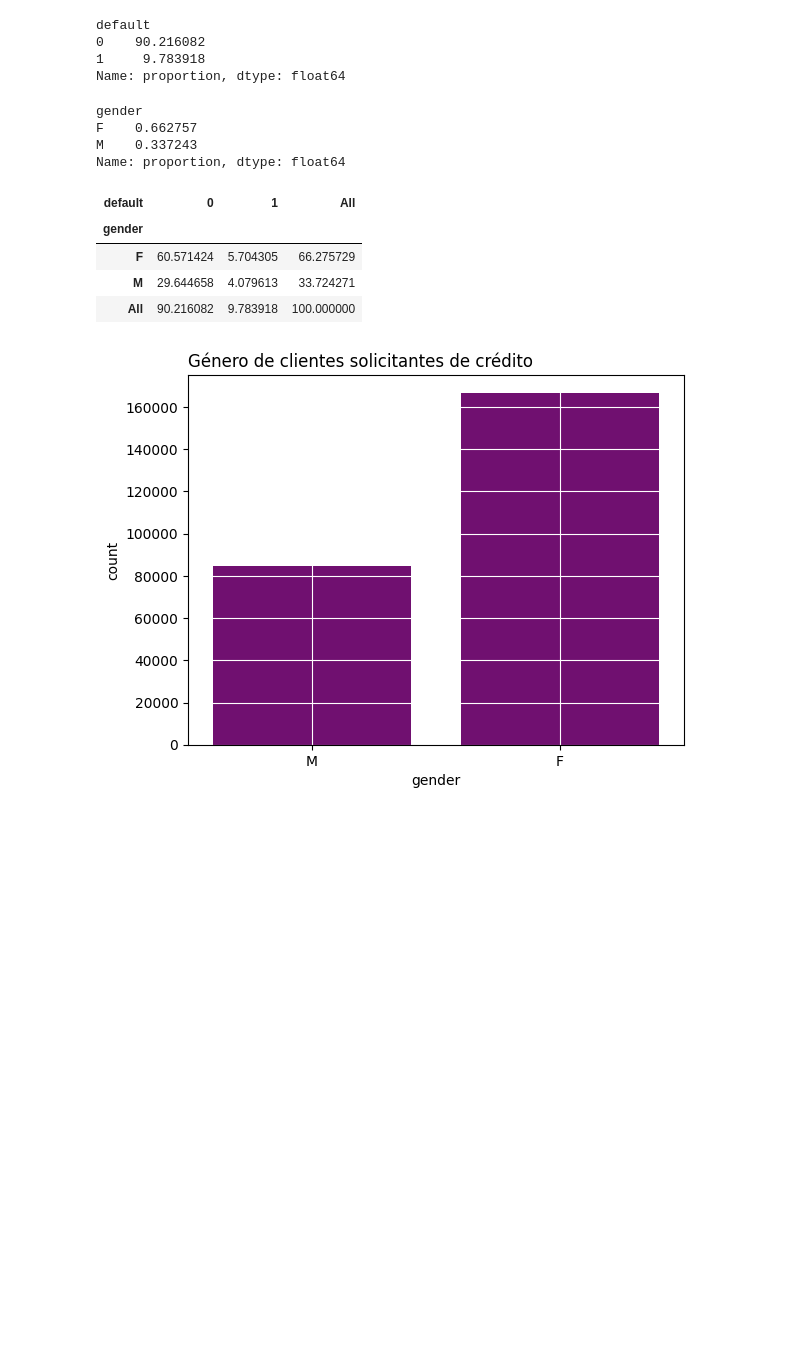
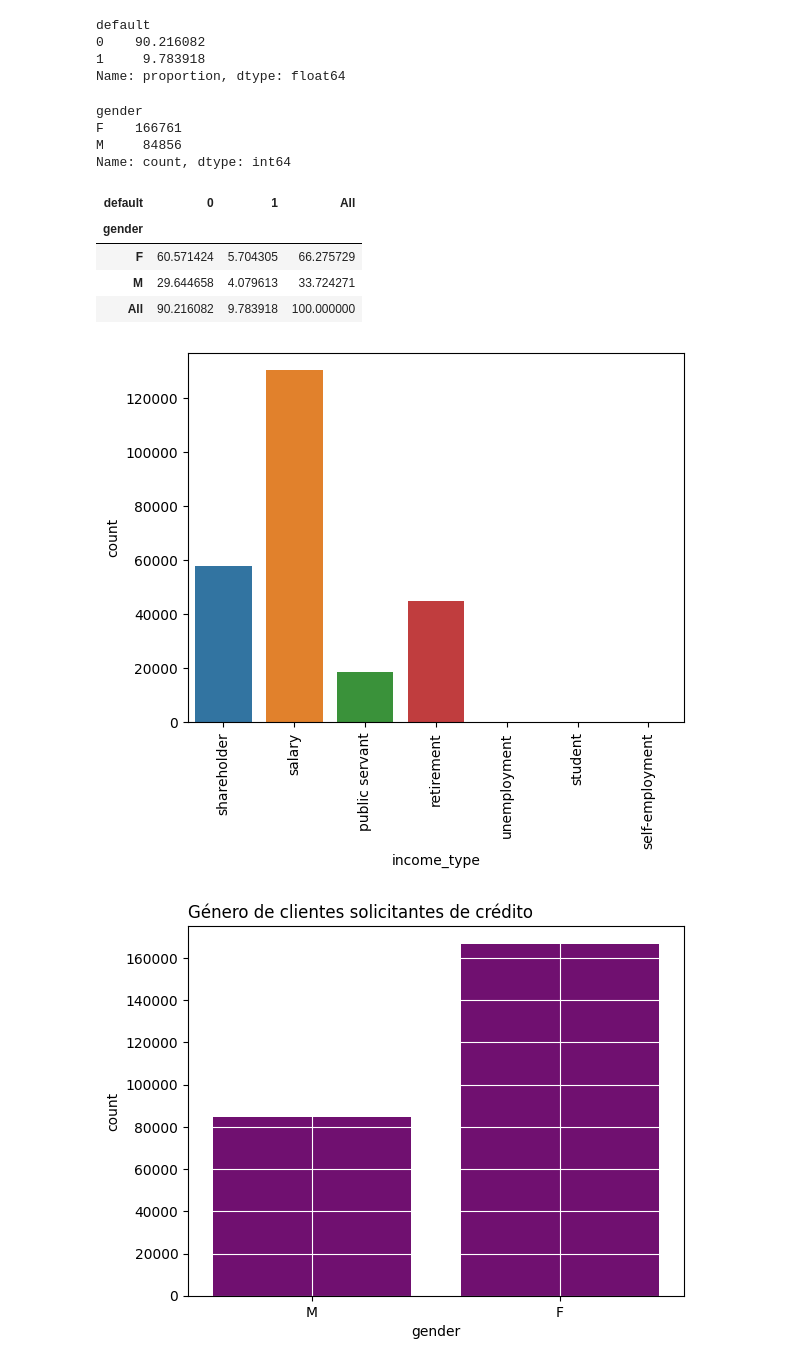
Before and after one commit to julihdez36/Decision_making, a Jupyter notebook: First project/exploring.ipynb, the cells around one changed output. Drawn from its saved outputs; the diff is of its cells as text; code cells hidden in the pictures; blank space fills up the shorter version.

```diff
--- a/First project/exploring.ipynb
+++ b/First project/exploring.ipynb
@@ -74,10 +74,10 @@ default
 1     9.783918
 Name: proportion, dtype: float64
 # %%
-df.gender.value_counts(normalize=True)
+df.gender.value_counts(normalize=False)
 # %% [output]
 gender
-F    0.662757
-M    0.337243
-Name: proportion, dtype: float64
+F    166761
+M     84856
+Name: count, dtype: int64
 # %%
@@ -90,6 +90,13 @@ pd.crosstab(df.gender,df.default, normalize= True, margins= True) * 100
 | F | 60.571424 | 5.704305 | 66.275729 |
 | M | 29.644658 | 4.079613 | 33.724271 |
 | All | 90.216082 | 9.783918 | 100.000000 |
+# %%
+df.income_type.value_counts()
+sns.countplot(data=df,x='income_type', hue= 'income_type')
+plt.xticks(rotation = 'vertical')
+plt.show()
+# %% [output]
+[figure, added]
 # %%
 sns.countplot(data=df, x= 'gender',color = 'purple')
 plt.title('Género de clientes solicitantes de crédito',loc='left')
```
Also changed, not shown: parts of 21 cells of this notebook, 5 other files.
